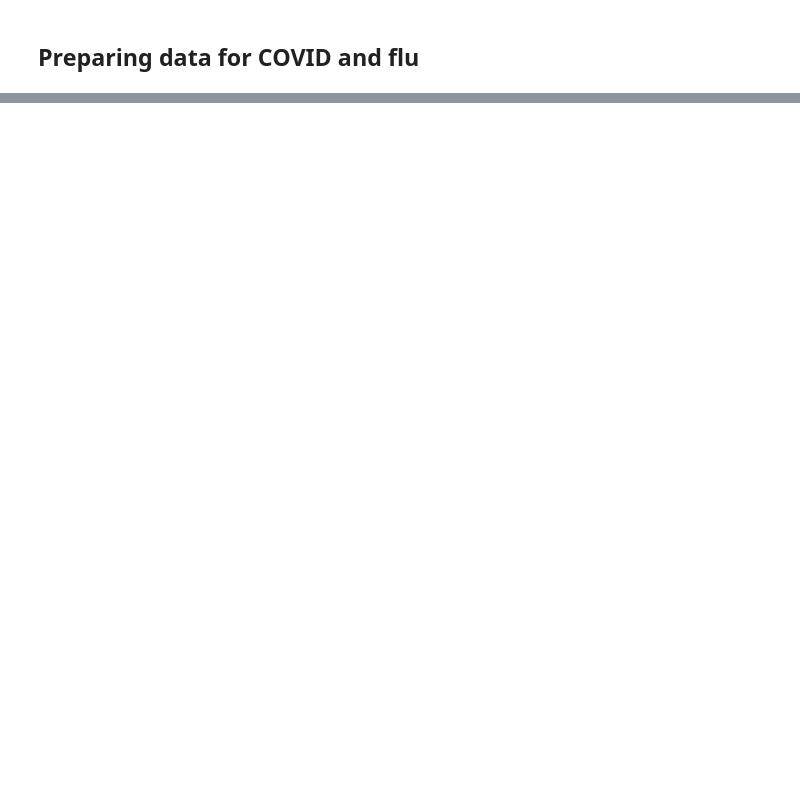
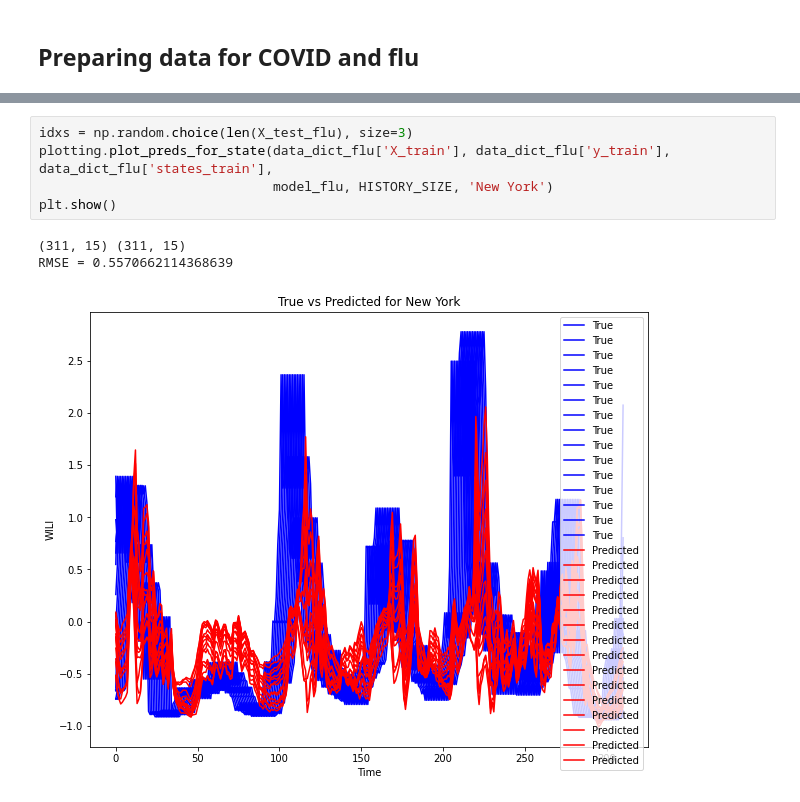
Before and after one commit to benlevyx/modelling-infectious-disease, a Jupyter notebook: notebooks/2_covid_transfer_learning.ipynb, the cells around one changed output, grey strips where cells are left out. Cells and saved outputs as stored; diff of their text form; blank space fills up the shorter version.

```diff
--- a/notebooks/2_covid_transfer_learning.ipynb
+++ b/notebooks/2_covid_transfer_learning.ipynb
@@ -82,0 +173,9 @@ ds_train_flu, ds_val_flu, ds_test_flu, data_dict_flu = time_series.prepare_data(
+# %%
+idxs = np.random.choice(len(X_test_flu), size=3)
+plotting.plot_preds_for_state(data_dict_flu['X_train'], data_dict_flu['y_train'], data_dict_flu['states_train'],
+                              model_flu, HISTORY_SIZE, 'New York')
+plt.show()
+# %% [output]
+(311, 15) (311, 15)
+RMSE = 0.5570662114368639
+[figure, added]
```
Also changed, not shown: parts of 37 cells of this notebook, 4 other files.
